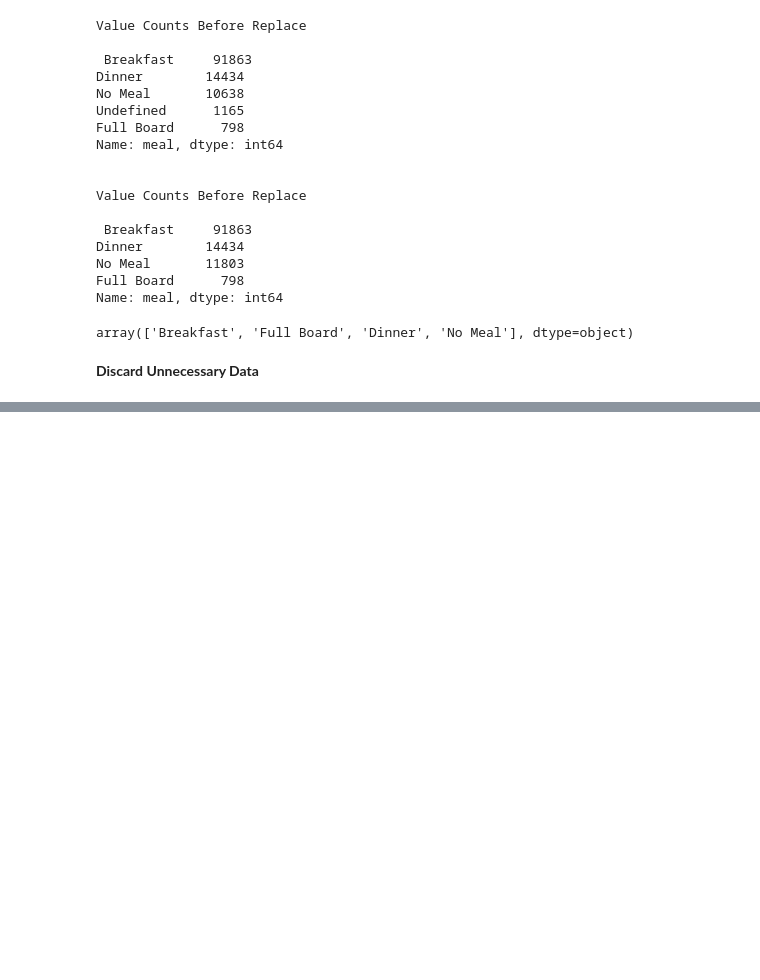
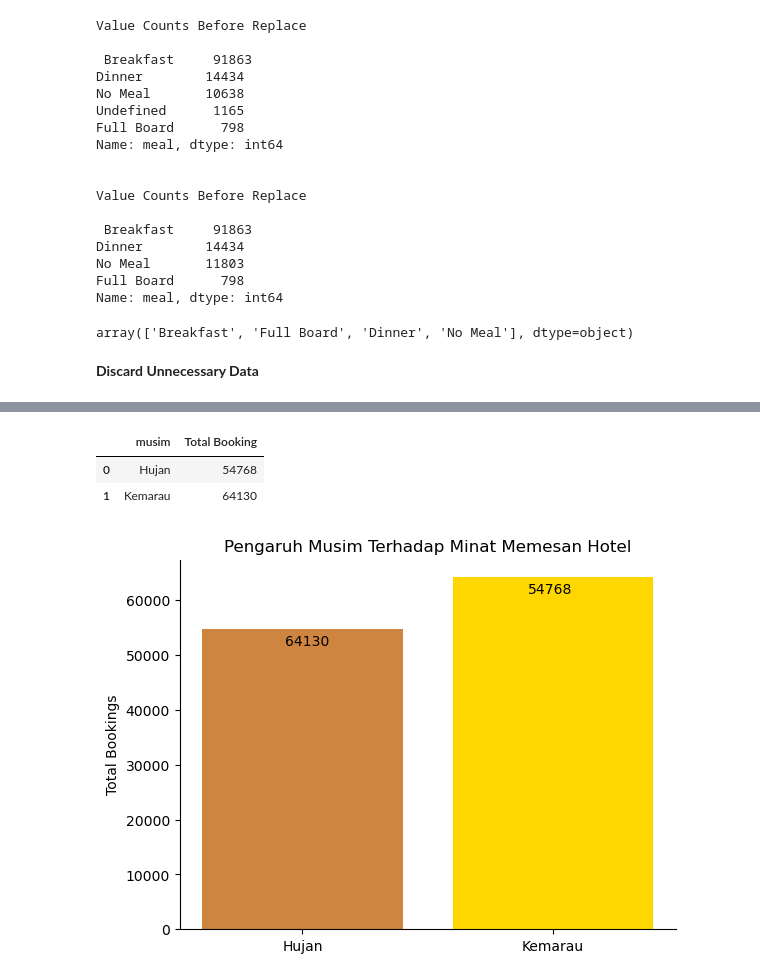
Before and after one commit to JodhiKrisantus/Investigate-Business-Hotel-using-Data-Visualization, a Jupyter notebook: Investigate Hotel Business Data Visualization-Jodhi.ipynb, the cells around one changed output, grey strips where cells are left out. Saved outputs shown, nothing was run; the diff lists cells and outputs as text; code cells hidden in the pictures; blank space fills up the shorter version.

```diff
--- a/Investigate Hotel Business Data Visualization-Jodhi.ipynb
+++ b/Investigate Hotel Business Data Visualization-Jodhi.ipynb
@@ -210,0 +357,4 @@ df
+# %%
+musim = np.where((df_total_booking_month['arrival_date_month']>=10) | (df_total_booking_month['arrival_date_month']<=3), 'Hujan','Kemarau' )
+df_total_booking_month['musim'] = musim
+df_total_booking_month
@@ -210,0 +375,20 @@ df
+# %%
+df_musim = df_total_booking_month.groupby(['musim'])[['Total Booking']].sum()
+df_musim = df_musim.reset_index()
+df_musim
+# %% [output]
+|  | musim | Total Booking |
+| 0 | Hujan | 54768 |
+| 1 | Kemarau | 64130 |
+# %%
+plt.bar(data=df_musim, x='musim', height='Total Booking', color=['peru','gold'])
+plt.ylabel('Total Bookings')
+plt.title('Pengaruh Musim Terhadap Minat Memesan Hotel')
+
+plt.text(x=0.9, y=df_musim['Total Booking'].max()-3000,s='54768')
+
+plt.text(x=-0.07, y=df_musim['Total Booking'].min()-3000,s='64130')
+
+sns.despine(top=True, right=True)
+# %% [output]
+[figure, added]
```
Also changed, not shown: parts of 12 cells of this notebook.
